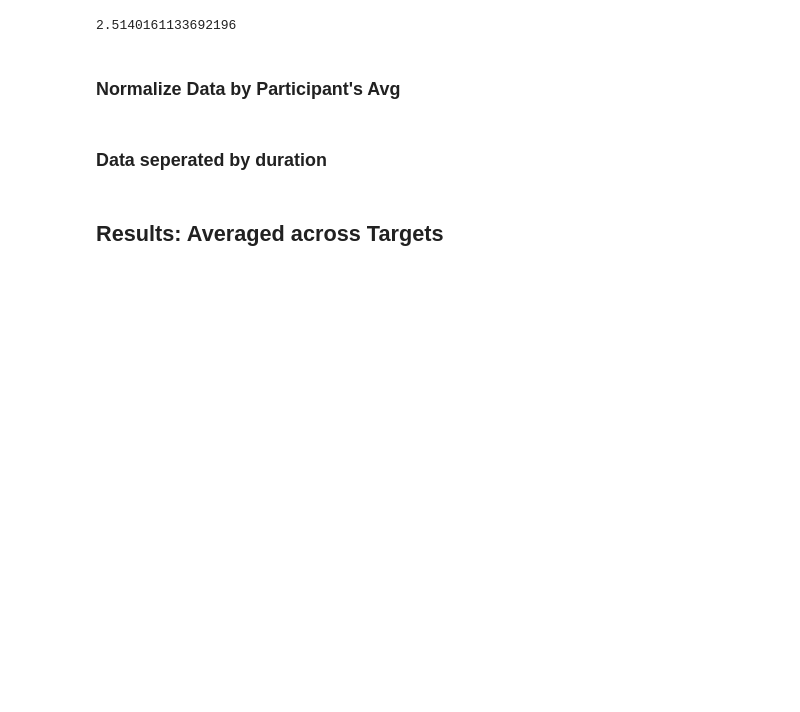
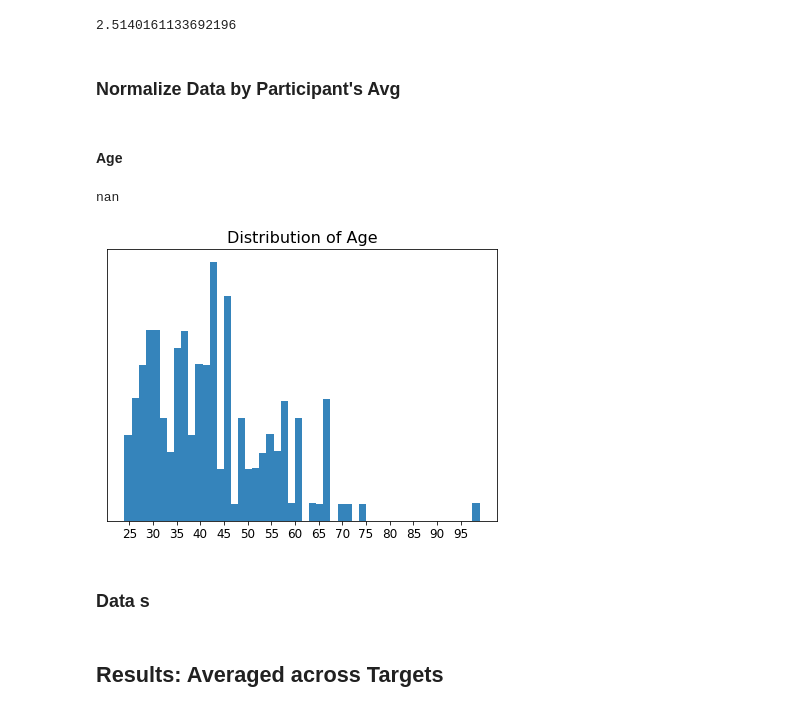
Before and after one commit to prachimahab/depth_duration_analysis, a Jupyter notebook: v3_depthDuration_analysis.ipynb, the cells around one changed output. Cells and saved outputs as stored; diff of their text form; code cells hidden in the pictures; blank space fills up the shorter version.

```diff
--- a/v3_depthDuration_analysis.ipynb
+++ b/v3_depthDuration_analysis.ipynb
@@ -68,6 +68,24 @@ def getUnitConveredData(datafolder):
 
     return input_data
 
+def cleanAgeResponses(datafolder):
+    input_data = getUnitConveredData(datafolder)
+
+    for idx, row in input_data.iterrows():
+        age = row['age']
+        # if year of birth was given, convert to age
+        if age > 100:
+            actual_age = 2021-age
+            # update age in existing dataframe
+            input_data.at[idx, 'age'] = actual_age
+        # participants must be over 18 so age reports below 18 are junk
+        if age < 18:
+            actual_age = None
+            # update age in existing dataframe
+            input_data.at[idx, 'age'] = actual_age
+
+    return input_data
+
 
 def removeMissedTrials(datafolder):
     """
@@ -77,7 +95,7 @@ def removeMissedTrials(datafolder):
     (2) Number of missed trials per duration
     (3) Number of missed trials per sequence
     """
-    input_data = getUnitConveredData(datafolder)
+    input_data = cleanAgeResponses(datafolder)
 
     missedTrials_participants = {}
     missedTrials_durations = {}
@@ -459,8 +477,23 @@ def normalize_dfs(df):
     return normalized_df
 # %%
 normalized_data = normalize_dfs(final_data)
+# %% [markdown]
+#### Age
+# %%
+all_ages = final_data['age']
+plt.figure(figsize = [7,5])
+plt.xticks(np.arange(20,100, 5) ,fontsize=12)
+plt.yticks([])
+plt.title('Distribution of Age', fontsize=16)
+_, bins, _ = plt.hist(all_ages, 50, density=1, alpha=0.9)
+mu, sigma = scipy.stats.norm.fit(all_ages)
+print(mu)
+plt.show()
+# %% [output]
+nan
+[figure, added]
 # %% [markdown]
-### Data seperated by duration
+### Data s
 # %%
 data_250ms = final_data[final_data['duration'] == 250.0]
 data_500ms = final_data[final_data['duration'] == 500.0]
```
Also changed, not shown: parts of 40 cells of this notebook.
